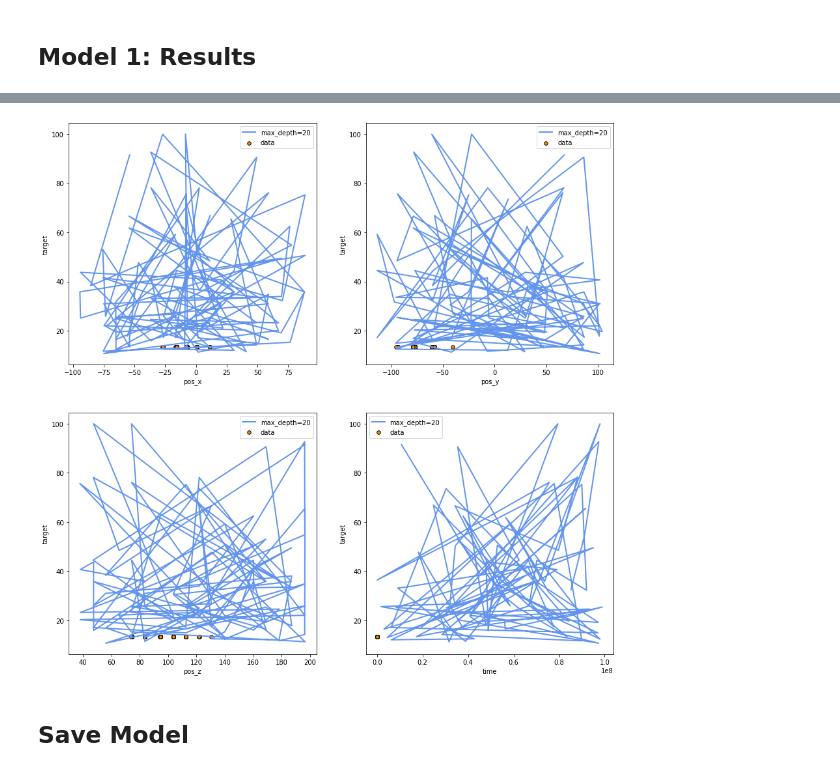
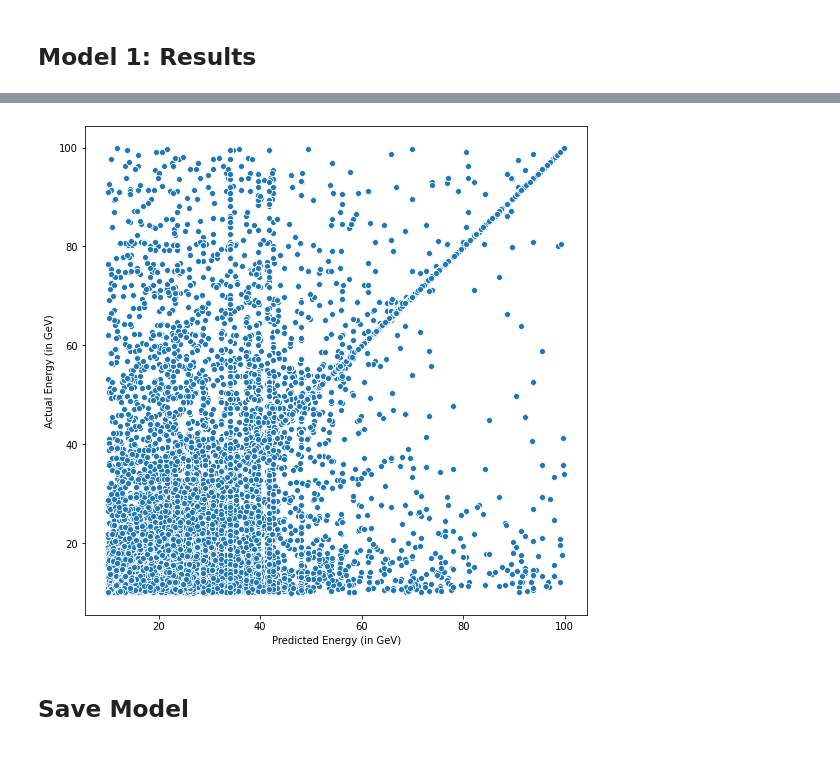
Before and after one commit to shrutirao94/km3net-neutrino-detection, a Jupyter notebook: notebooks/energy_inference/non_linear_regression.ipynb, the cells around one changed output, grey strips where cells are left out. Drawn from its saved outputs; the diff is of its cells as text; code cells hidden in the pictures.

```diff
--- a/notebooks/energy_inference/non_linear_regression.ipynb
+++ b/notebooks/energy_inference/non_linear_regression.ipynb
@@ -136,44 +135,11 @@ R2:  0.7876113394906227
-# %%
-fig, ((ax1, ax2), (ax3, ax4)) = plt.subplots(2, 2, figsize=(15,15))
-
-ax1.scatter(X.pos_x[:100], y[:100], s=30, edgecolor="black",
-            c="darkorange", label="data")
-ax1.plot(X_test.pos_x[:100], pred_test_tree[:100], color="cornflowerblue",
-         label="max_depth=20", linewidth=2)
-ax1.set_xlabel("pos_x")
-ax1.set_ylabel("target")
-ax1.legend()
-
-
-ax2.scatter(X.pos_y[:100], y[:100], s=30, edgecolor="black",
-            c="darkorange", label="data")
-ax2.plot(X_test.pos_y[:100], pred_test_tree[:100], color="cornflowerblue",
-         label="max_depth=20", linewidth=2)
-ax2.set_xlabel("pos_y")
-ax2.set_ylabel("target")
-ax2.legend()
-
-
-ax3.scatter(X.pos_z[:100], y[:100], s=30, edgecolor="black",
-            c="darkorange", label="data")
-ax3.plot(X_test.pos_z[:100], pred_test_tree[:100], color="cornflowerblue",
-         label="max_depth=20", linewidth=2)
-ax3.set_xlabel("pos_z")
-ax3.set_ylabel("target")
-ax3.legend()
-
-
-ax4.scatter(X.time[:100], y[:100], s=30, edgecolor="black",
-            c="darkorange", label="data")
-ax4.plot(X_test.time[:100], pred_test_tree[:100], color="cornflowerblue",
-         label="max_depth=20", linewidth=2)
-ax4.set_xlabel("time")
-ax4.set_ylabel("target")
-ax4.legend()
-
-plt.savefig("../../assets/energy/decision_tree.jpg", dpi=600, bbox_inches = "tight")
-# %% [output]
-[figure, removed]
+# %%
+sns.scatterplot(pred_test_tree, y_test)
+plt.xlabel("Predicted Energy (in GeV)")
+plt.ylabel("Actual Energy (in GeV)")
+rcParams['figure.figsize'] = 9, 9
+plt.savefig("../../assets/energy/results_dt.png", dpi=400,bbox_inches="tight")
+# %% [output]
+[figure, added]
 # %% [markdown]
 ## Save Model
 # %%
```
Also changed, not shown: parts of 27 cells of this notebook, 13 other files.
